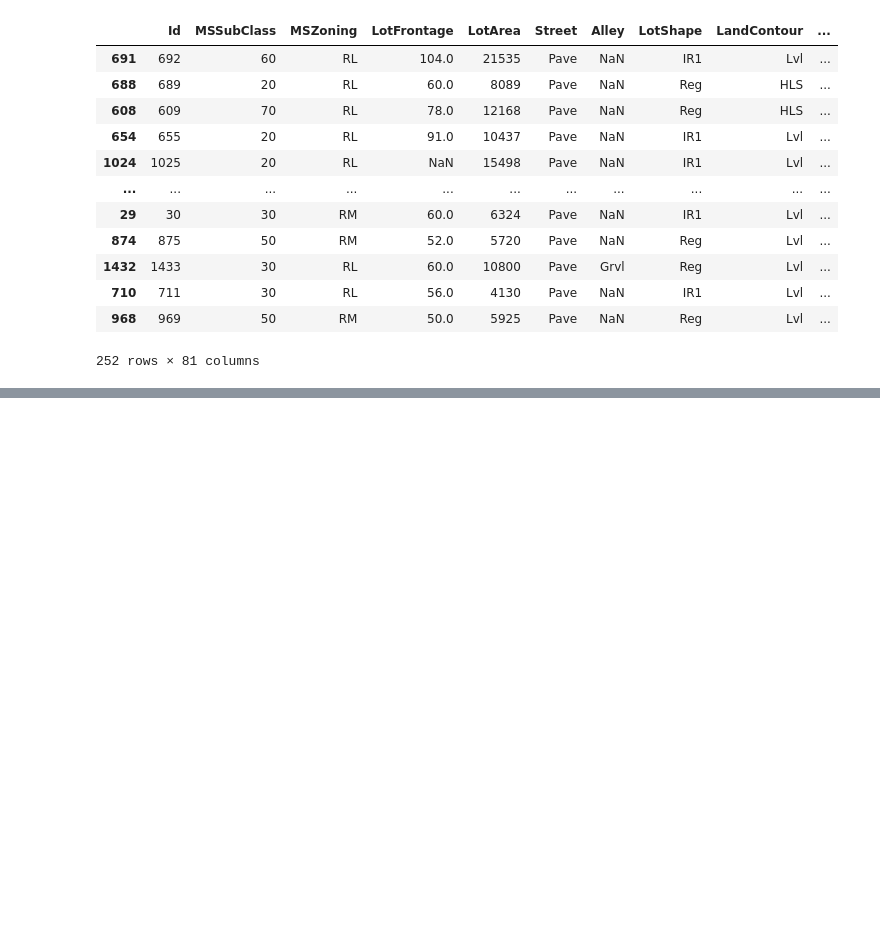
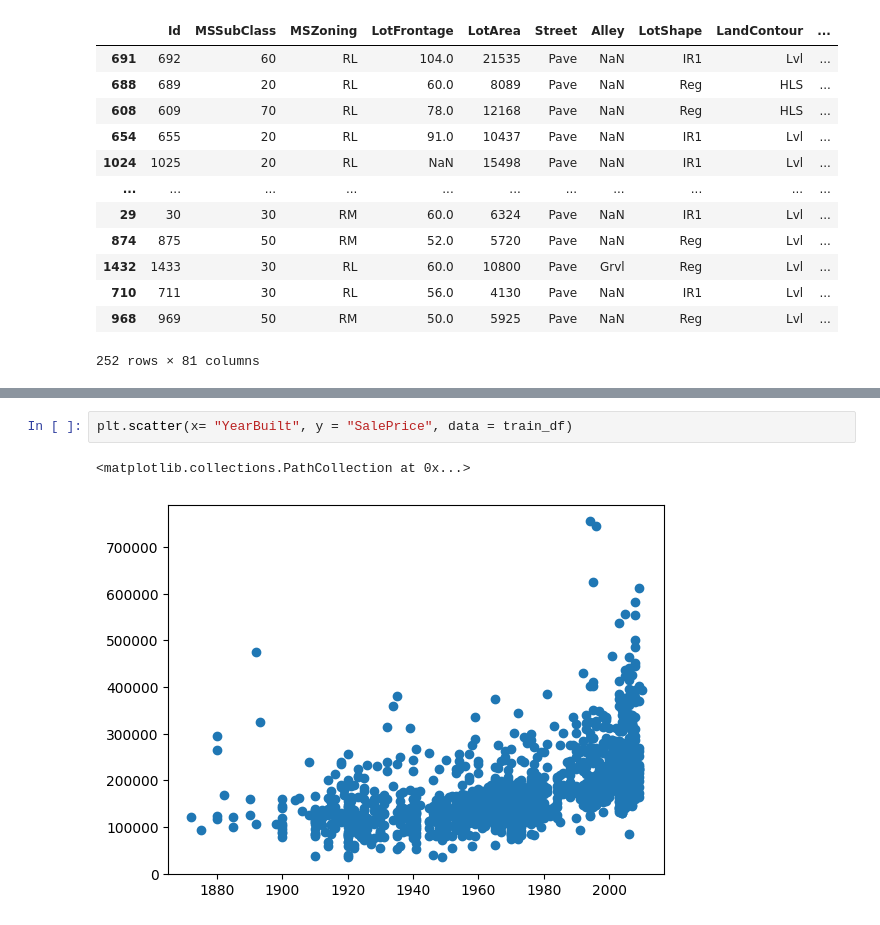
Before and after one commit to xKazimir/HOUSE_PRICES_ANALYSIS, a Jupyter notebook: HOUSING_PREDICTION.ipynb, the cells around one changed output, grey strips where cells are left out. Drawn from its saved outputs; the diff is of its cells as text; blank space fills up the shorter version.

```diff
--- a/HOUSING_PREDICTION.ipynb
+++ b/HOUSING_PREDICTION.ipynb
@@ -192,0 +210,5 @@ train_df.query("OverallCond == 6").sort_values("SalePrice", ascending =False)
+# %%
+plt.scatter(x= "YearBuilt", y = "SalePrice", data = train_df)
+# %% [output]
+<matplotlib.collections.PathCollection at 0x...>
+[figure, added]
```
Also changed, not shown: parts of 28 cells of this notebook.
